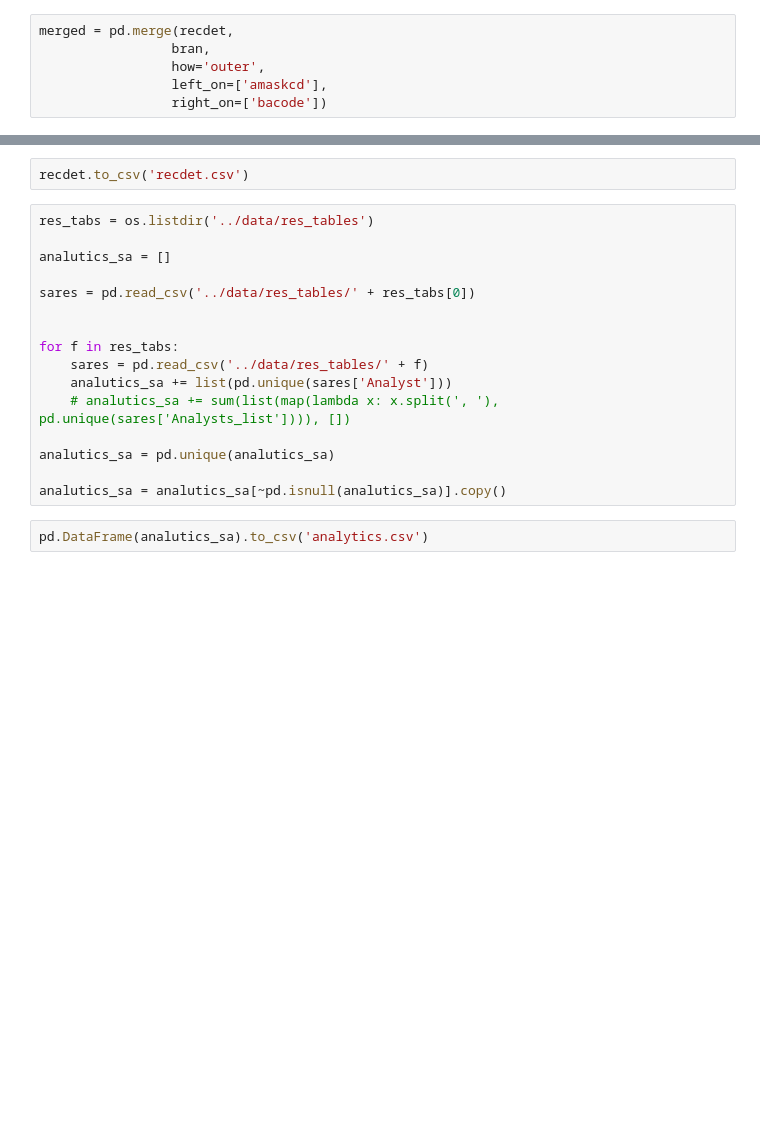
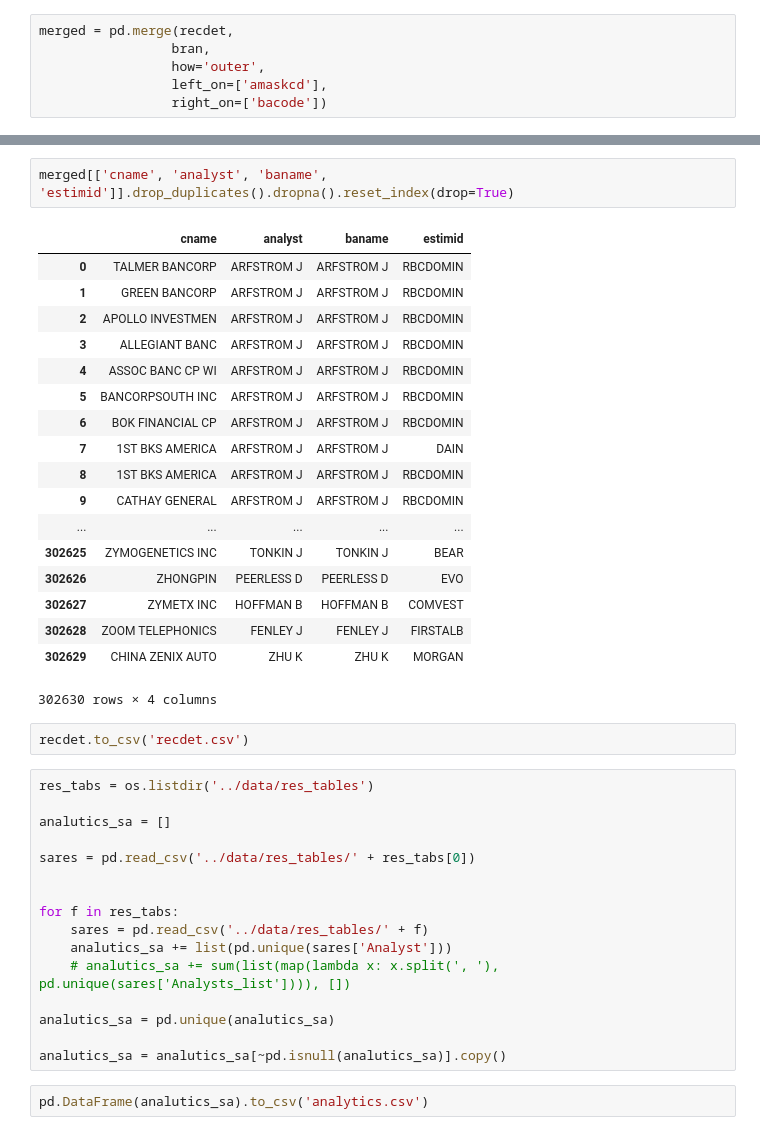
Before and after one commit to prokopyev/SeekingAlpha_project, a Jupyter notebook: raw_text_preprocessing/RECDET_BRAN_preproc.ipynb, the cells around one changed output, grey strips where cells are left out. Drawn from its saved outputs; the diff is of its cells as text; blank space fills up the shorter version.

```diff
--- a/raw_text_preprocessing/RECDET_BRAN_preproc.ipynb
+++ b/raw_text_preprocessing/RECDET_BRAN_preproc.ipynb
@@ -80,3 +116,24 @@ len(pd.unique(merged['estimid']))
+# %%
+merged[['cname', 'analyst', 'baname', 'estimid']].drop_duplicates().dropna().reset_index(drop=True)
+# %% [output]
+|  | cname | analyst | baname | estimid |
+| 0 | TALMER BANCORP | ARFSTROM J | ARFSTROM J | RBCDOMIN |
+| 1 | GREEN BANCORP | ARFSTROM J | ARFSTROM J | RBCDOMIN |
+| 2 | APOLLO INVESTMEN | ARFSTROM J | ARFSTROM J | RBCDOMIN |
+| 3 | ALLEGIANT BANC | ARFSTROM J | ARFSTROM J | RBCDOMIN |
+| 4 | ASSOC BANC CP WI | ARFSTROM J | ARFSTROM J | RBCDOMIN |
+| 5 | BANCORPSOUTH INC | ARFSTROM J | ARFSTROM J | RBCDOMIN |
+| 6 | BOK FINANCIAL CP | ARFSTROM J | ARFSTROM J | RBCDOMIN |
+| 7 | 1ST BKS AMERICA | ARFSTROM J | ARFSTROM J | DAIN |
+| 8 | 1ST BKS AMERICA | ARFSTROM J | ARFSTROM J | RBCDOMIN |
+| 9 | CATHAY GENERAL | ARFSTROM J | ARFSTROM J | RBCDOMIN |
+| ... | ... | ... | ... | ... |
+| 302625 | ZYMOGENETICS INC | TONKIN J | TONKIN J | BEAR |
+| 302626 | ZHONGPIN | PEERLESS D | PEERLESS D | EVO |
+| 302627 | ZYMETX INC | HOFFMAN B | HOFFMAN B | COMVEST |
+| 302628 | ZOOM TELEPHONICS | FENLEY J | FENLEY J | FIRSTALB |
+| 302629 | CHINA ZENIX AUTO | ZHU K | ZHU K | MORGAN |
+302630 rows × 4 columns
 # %%
 recdet.to_csv('recdet.csv')
 # %%
```
Also changed, not shown: parts of 17 cells of this notebook, 12 other files.
